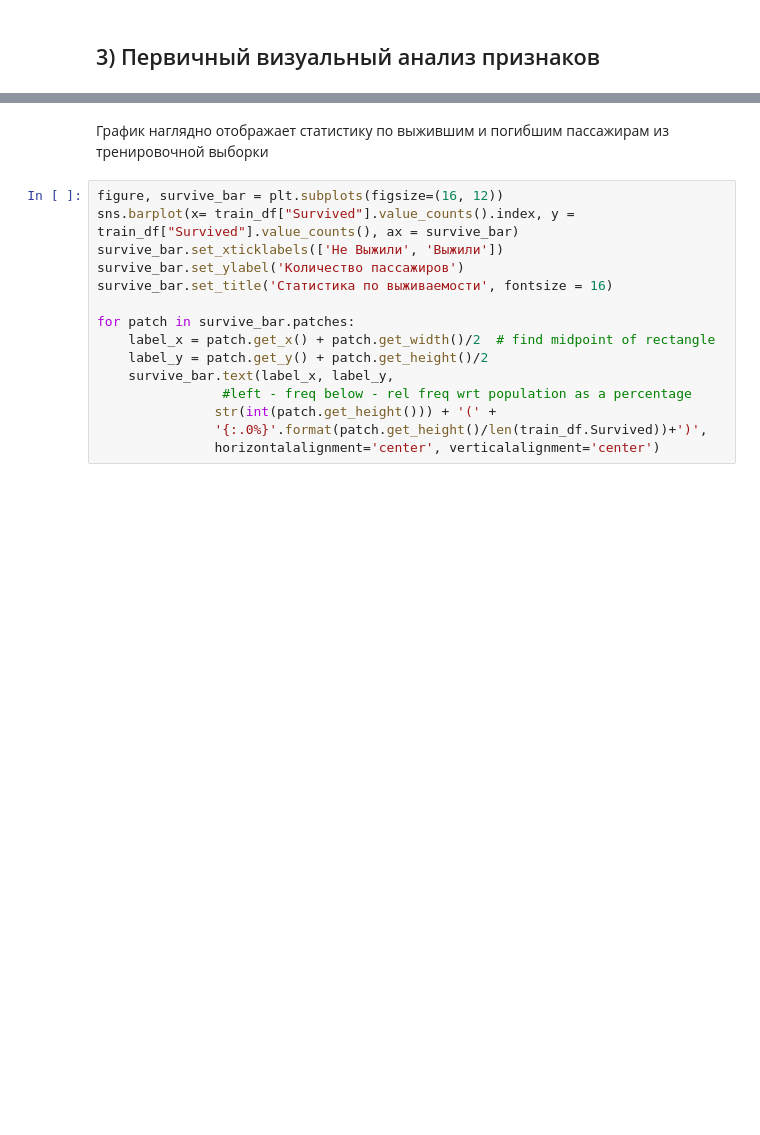
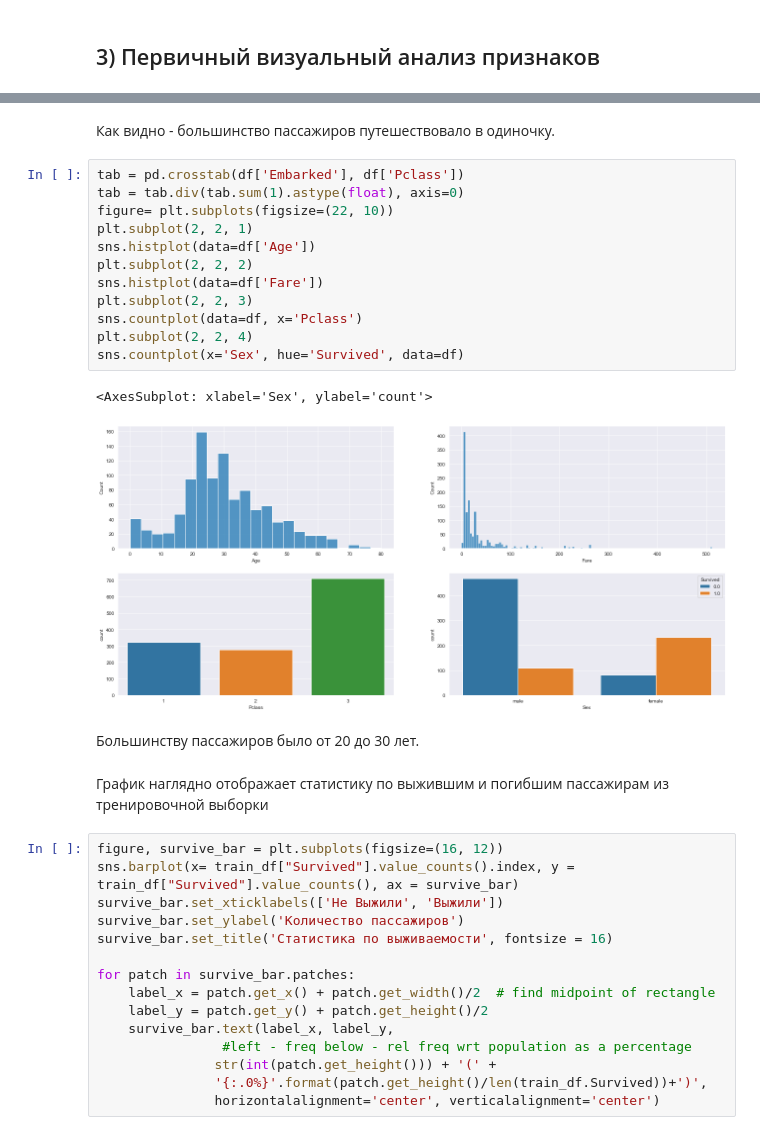
Before and after one commit to ex3del/lab4_iad, a Jupyter notebook: Без названия.ipynb, the cells around one changed output, grey strips where cells are left out. Drawn from its saved outputs; the diff is of its cells as text; blank space fills up the shorter version.

```diff
--- a/Без названия.ipynb
+++ b/Без названия.ipynb
@@ -202,3 +257,22 @@ train_df.groupby(['Pclass', 'Sex'])['Survived'].value_counts(normalize=True), tr
+# %% [markdown]
+Как видно - большинство пассажиров путешествовало в одиночку.
+# %%
+tab = pd.crosstab(df['Embarked'], df['Pclass'])
+tab = tab.div(tab.sum(1).astype(float), axis=0)
+figure= plt.subplots(figsize=(22, 10))
+plt.subplot(2, 2, 1)
+sns.histplot(data=df['Age'])
+plt.subplot(2, 2, 2)
+sns.histplot(data=df['Fare'])
+plt.subplot(2, 2, 3)
+sns.countplot(data=df, x='Pclass')
+plt.subplot(2, 2, 4)
+sns.countplot(x='Sex', hue='Survived', data=df)
+# %% [output]
+<AxesSubplot: xlabel='Sex', ylabel='count'>
+[figure, added]
+# %% [markdown]
+Большинству пассажиров было от 20 до 30 лет.
 # %% [markdown]
 График наглядно отображает статистику по выжившим и погибшим пассажирам из тренировочной выборки
 # %%
```
Also changed, not shown: parts of 13 cells of this notebook.
